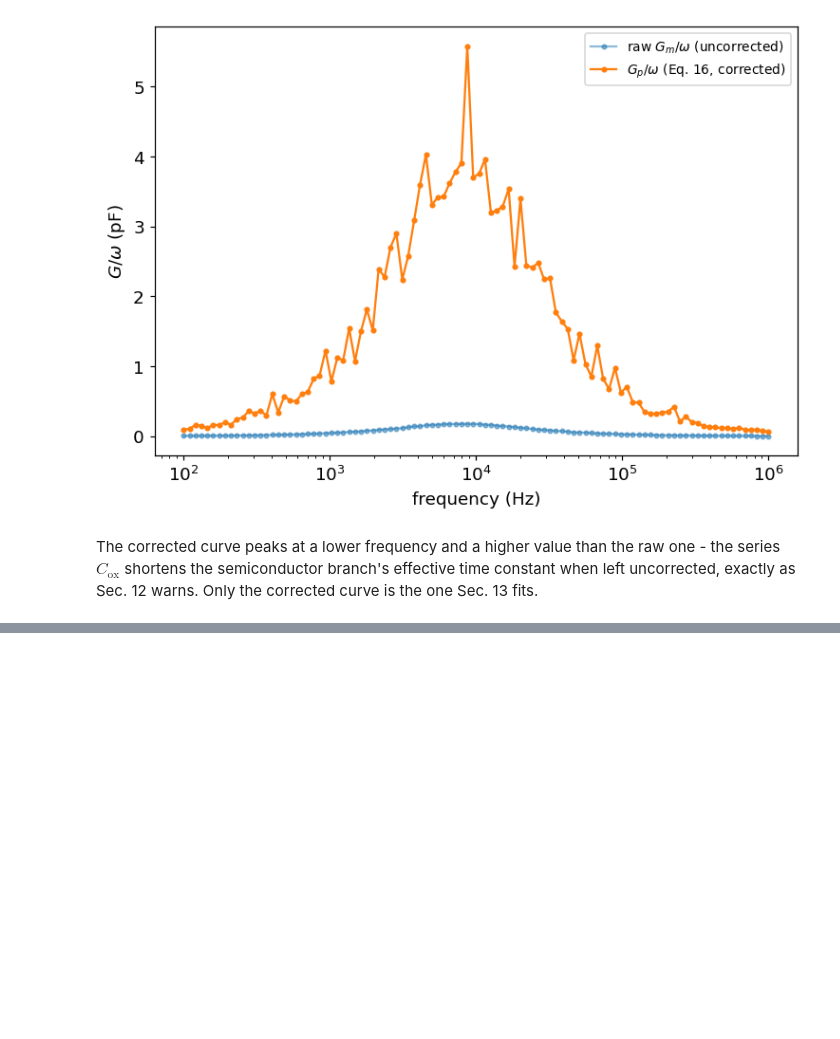
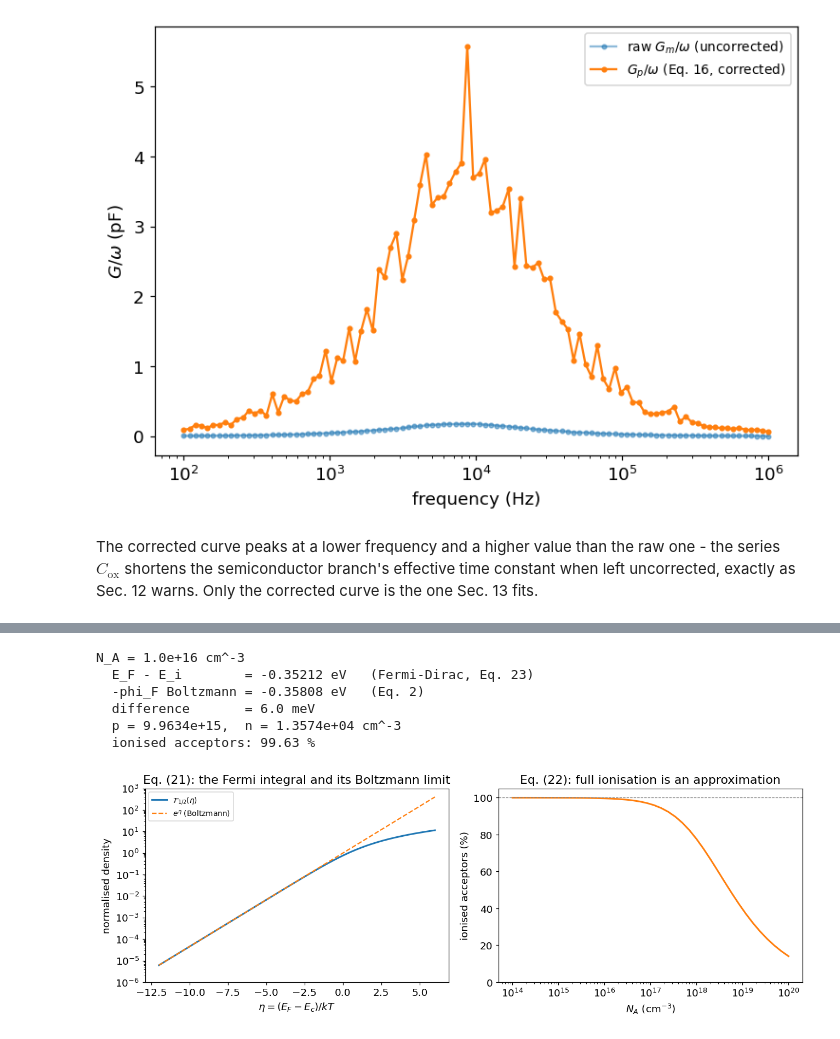
Before and after one commit to Oxford-eMat-Lab/semiconductor-characterisation, a Jupyter notebook: CGV/cgv_analysis.ipynb, the cells around one changed output, grey strips where cells are left out. Saved outputs shown, nothing was run; the diff lists cells and outputs as text; code cells hidden in the pictures; blank space fills up the shorter version.

```diff
--- a/CGV/cgv_analysis.ipynb
+++ b/CGV/cgv_analysis.ipynb
@@ -688,0 +831,40 @@ about surface uniformity), not just noise to average away.
+# %%
+NA_demo = 1e16
+
+Ef = cgv.bulk_fermi_level(NA_demo, 0.0)          # Eq. (23)
+n_b, p_b = cgv.carrier_densities_fd(Ef)          # Eq. (20)
+NA_ion, _ = cgv.ionised_dopants(Ef, NA_demo, 0.0)  # Eq. (22)
+
+print(f"N_A = {NA_demo:.1e} cm^-3")
+print(f"  E_F - E_i        = {Ef:+.5f} eV   (Fermi-Dirac, Eq. 23)")
+print(f"  -phi_F Boltzmann = {-cgv.fermi_potential(NA_demo,'p'):+.5f} eV   (Eq. 2)")
+print(f"  difference       = {abs(Ef + cgv.fermi_potential(NA_demo,'p'))*1e3:.1f} meV")
+print(f"  p = {p_b:.4e},  n = {n_b:.4e} cm^-3")
+print(f"  ionised acceptors: {NA_ion/NA_demo*100:.2f} %")
+
+eta = np.linspace(-12, 6, 200)
+F_half = cgv.fermi_dirac_integral(0.5, eta)      # Eq. (21)
+
+fig, ax = plt.subplots(1, 2, figsize=(12, 4.4))
+ax[0].semilogy(eta, F_half, lw=2, label=r'$\mathcal{F}_{1/2}(\eta)$')
+ax[0].semilogy(eta, np.exp(eta), '--', lw=1.5, label=r'$e^{\eta}$ (Boltzmann)')
+ax[0].set_xlabel(r'$\eta = (E_F-E_c)/kT$'); ax[0].set_ylabel('normalised density')
+ax[0].set_title('Eq. (21): the Fermi integral and its Boltzmann limit')
+ax[0].legend(fontsize=9); ax[0].set_ylim(1e-6, 1e3)
+
+Nd = np.logspace(14, 20, 40)
+frac = [cgv.ionised_dopants(cgv.bulk_fermi_level(N, 0.0), N, 0.0)[0]/N for N in Nd]
+ax[1].semilogx(Nd, np.array(frac)*100, lw=2, color='C1')
+ax[1].axhline(100, color='gray', ls='--', lw=0.8)
+ax[1].set_xlabel(r'$N_A$ (cm$^{-3}$)'); ax[1].set_ylabel('ionised acceptors (%)')
+ax[1].set_title('Eq. (22): full ionisation is an approximation')
+ax[1].set_ylim(0, 105)
+plt.tight_layout(); plt.show()
+# %% [output]
+N_A = 1.0e+16 cm^-3
+  E_F - E_i        = -0.35212 eV   (Fermi-Dirac, Eq. 23)
+  -phi_F Boltzmann = -0.35808 eV   (Eq. 2)
+  difference       = 6.0 meV
+  p = 9.9634e+15,  n = 1.3574e+04 cm^-3
+  ionised acceptors: 99.63 %
+[figure, added]
```
Also changed, not shown: parts of 34 cells of this notebook, 3 other files.
